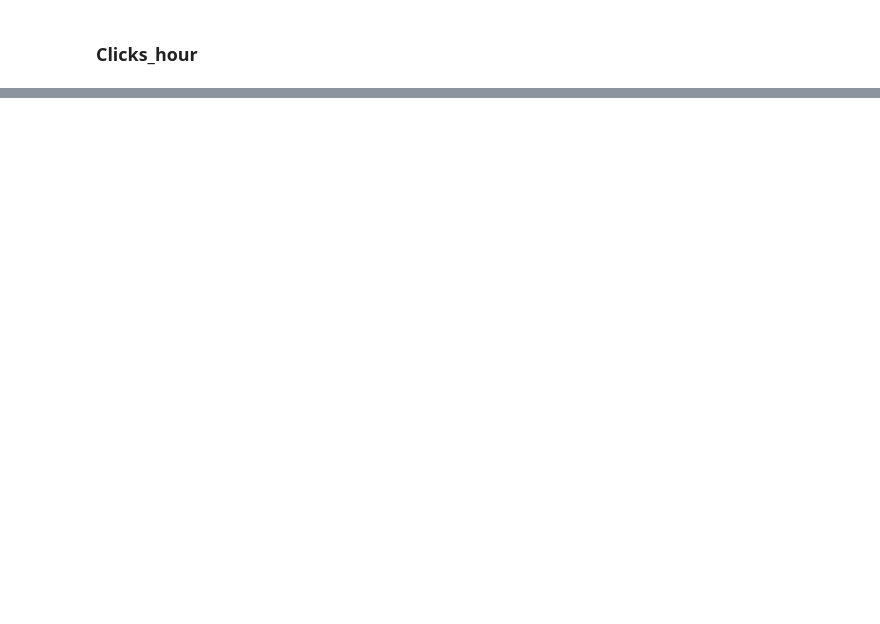
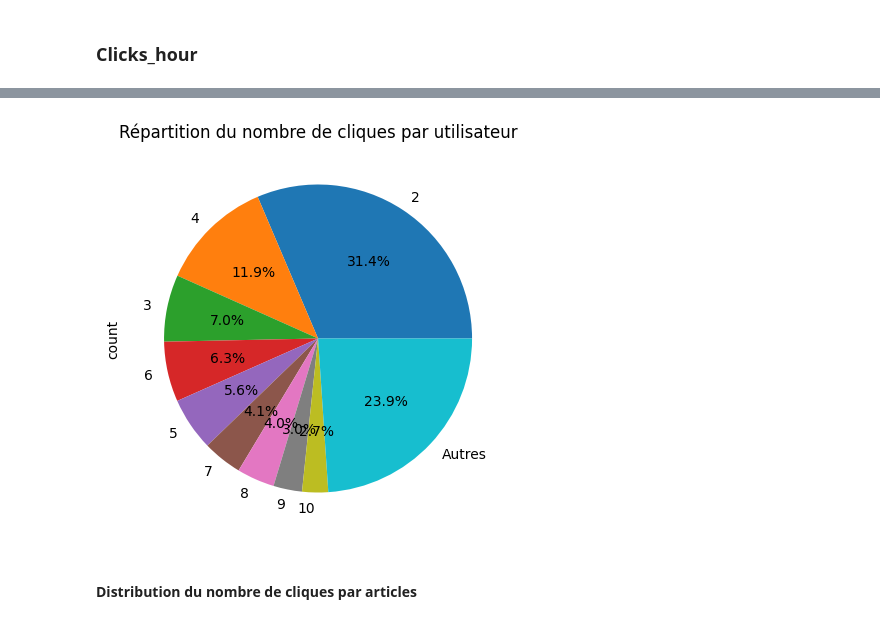
Before and after one commit to NicolasPagny/Projet_10, a Jupyter notebook: analyses.ipynb, the cells around one changed output, grey strips where cells are left out. Cells and saved outputs as stored; diff of their text form; code cells hidden in the pictures; blank space fills up the shorter version.

```diff
--- a/Sandbox copy.ipynb
+++ b/analyses.ipynb
@@ -557,0 +420,9 @@ for i in click_country_category["click_country"].unique():
+# %%
+tops_click_distribution = click_distribution.head(9)
+tops_click_distribution["Autres"] = click_distribution[9:].sum()
+tops_click_distribution.plot(kind="pie", autopct="%1.1f%%", figsize=(5, 5), title="Répartition du nombre de cliques par utilisateur")
+plt.show()
+# %% [output]
+[figure, added]
+# %% [markdown]
+#### Distribution du nombre de cliques par articles
```
Also changed, not shown: parts of 46 cells of this notebook, 8 other files.
